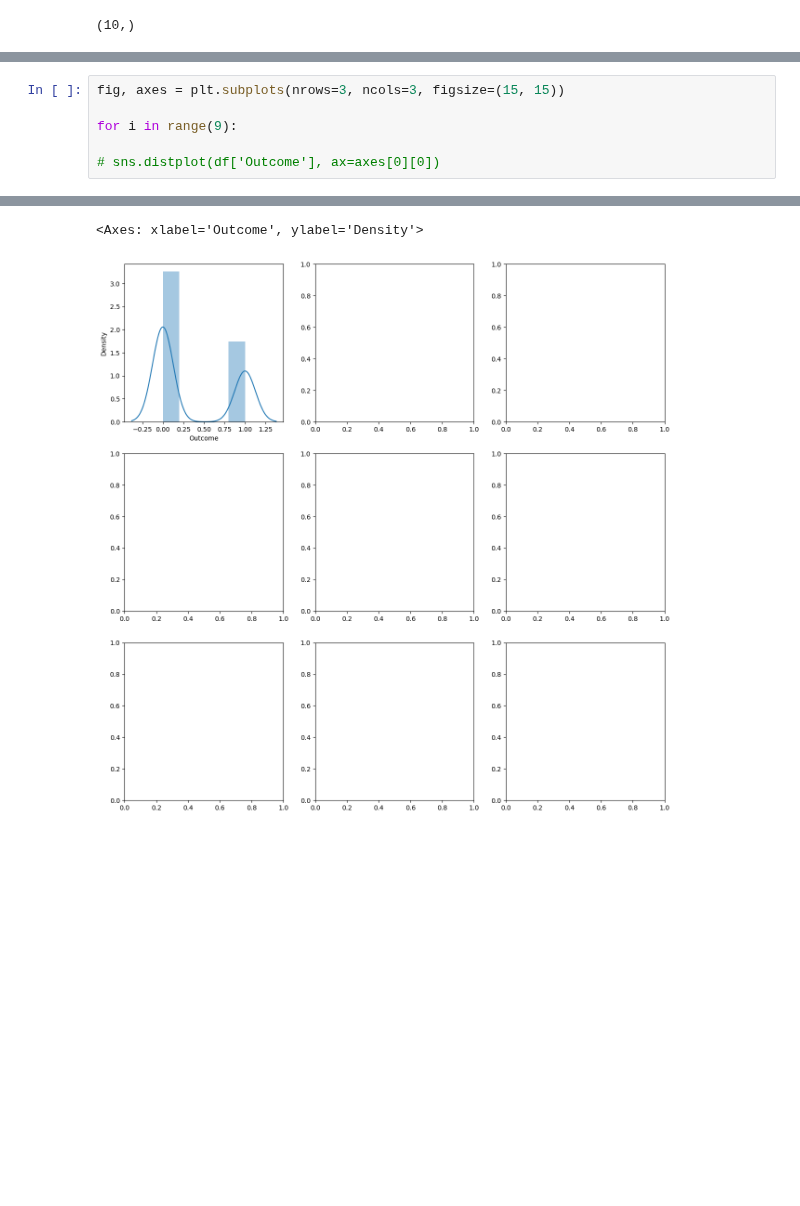
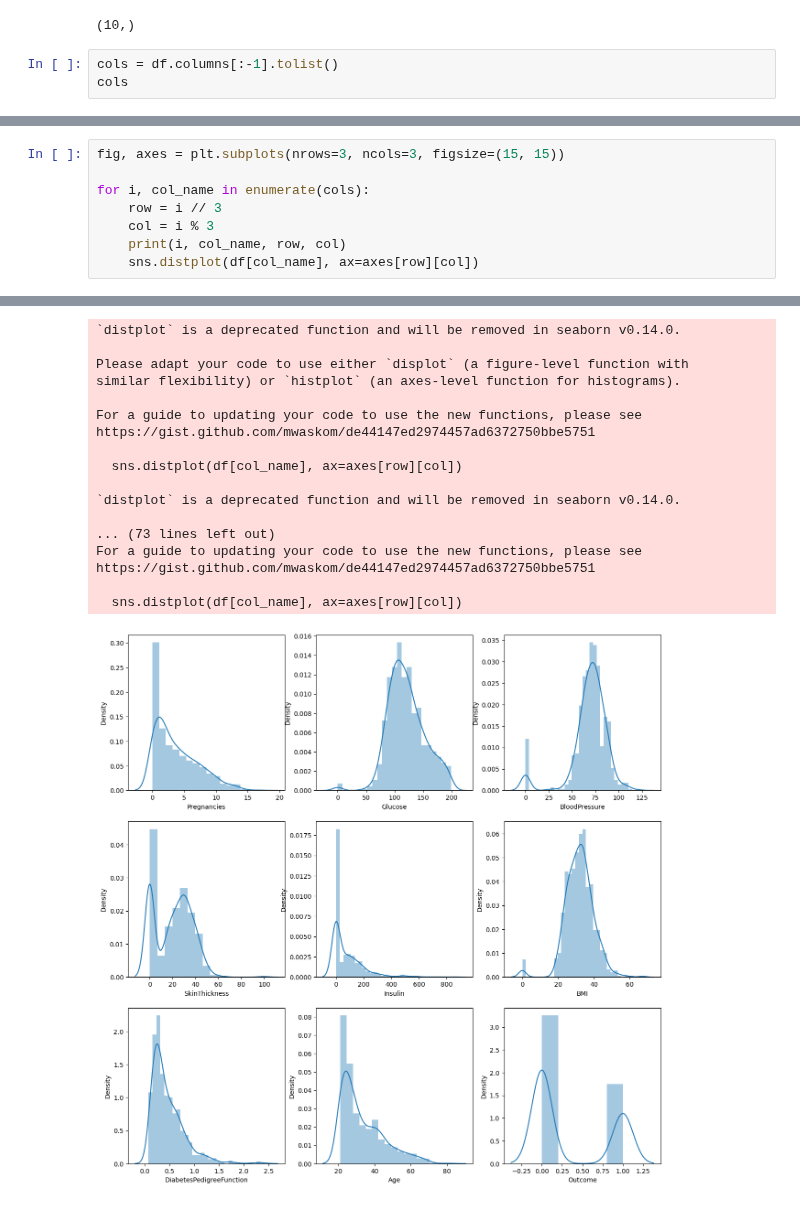
Before and after one commit to MinuSpurs/ML_study, a Jupyter notebook: Data_science_project_2024/EDA.ipynb, the cells around one changed output, grey strips where cells are left out. Cells and saved outputs as stored; diff of their text form; blank space fills up the shorter version.

```diff
--- a/Data_science_project_2024/EDA.ipynb
+++ b/Data_science_project_2024/EDA.ipynb
@@ -304,3 +311,6 @@ col_num = df.columns.shape
 col_num
 # %% [output]
 (10,)
+# %%
+cols = df.columns[:-1].tolist()
+cols
@@ -307,7 +327,9 @@ col_num
 # %%
 fig, axes = plt.subplots(nrows=3, ncols=3, figsize=(15, 15))
 
-for i in range(9):
-
-# sns.distplot(df['Outcome'], ax=axes[0][0])
+for i, col_name in enumerate(cols):
+    row = i // 3
+    col = i % 3
+    print(i, col_name, row, col)
+    sns.distplot(df[col_name], ax=axes[row][col])
 # %% [output]
@@ -323,2 +345,18 @@ https://gist.github.com/mwaskom/de44147ed2974457ad6372750bbe5751
-<Axes: xlabel='Outcome', ylabel='Density'>
+`distplot` is a deprecated function and will be removed in seaborn v0.14.0.
+
+Please adapt your code to use either `displot` (a figure-level function with
+similar flexibility) or `histplot` (an axes-level function for histograms).
+
+For a guide to updating your code to use the new functions, please see
+https://gist.github.com/mwaskom/de44147ed2974457ad6372750bbe5751
+
+  sns.distplot(df[col_name], ax=axes[row][col])
+
+`distplot` is a deprecated function and will be removed in seaborn v0.14.0.
+
+... (73 lines left out)
+For a guide to updating your code to use the new functions, please see
+https://gist.github.com/mwaskom/de44147ed2974457ad6372750bbe5751
+
+  sns.distplot(df[col_name], ax=axes[row][col])
-[figure, old version]
+[figure, new version]
```
Also changed, not shown: parts of 21 cells of this notebook.
